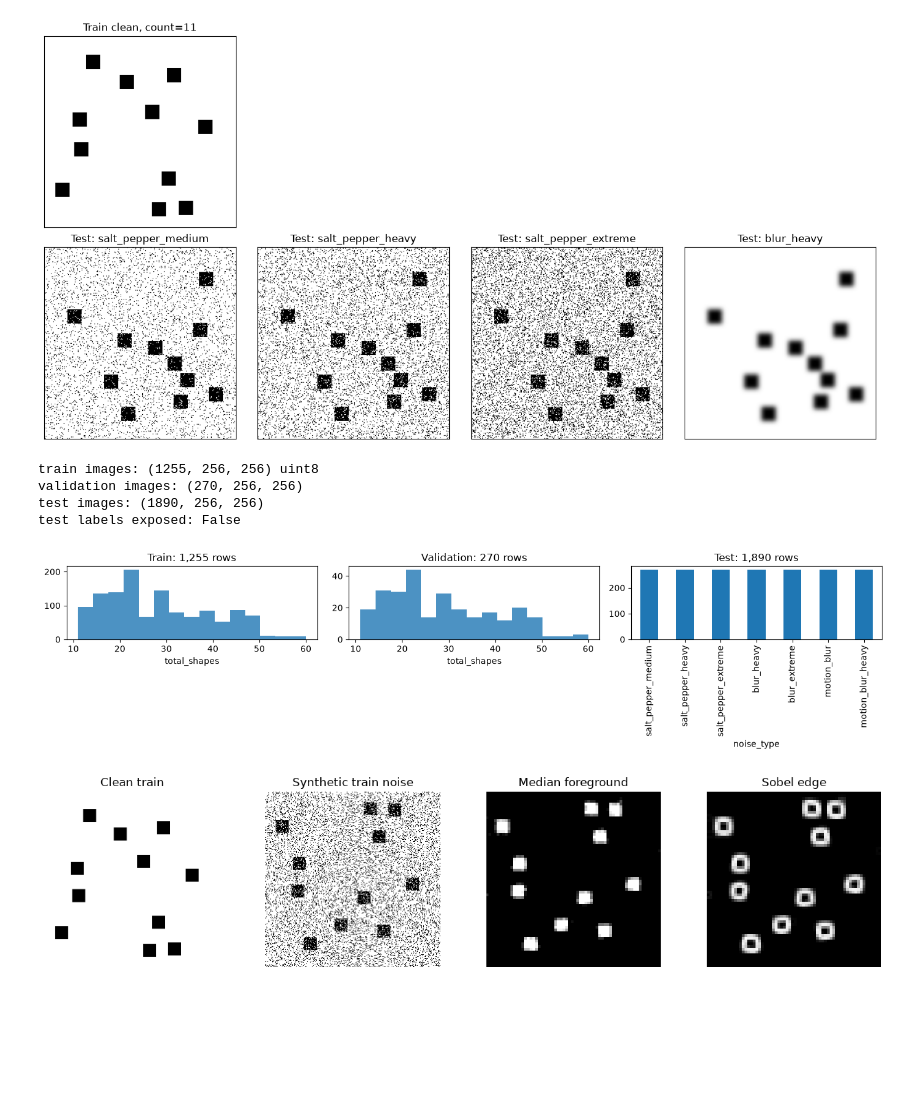
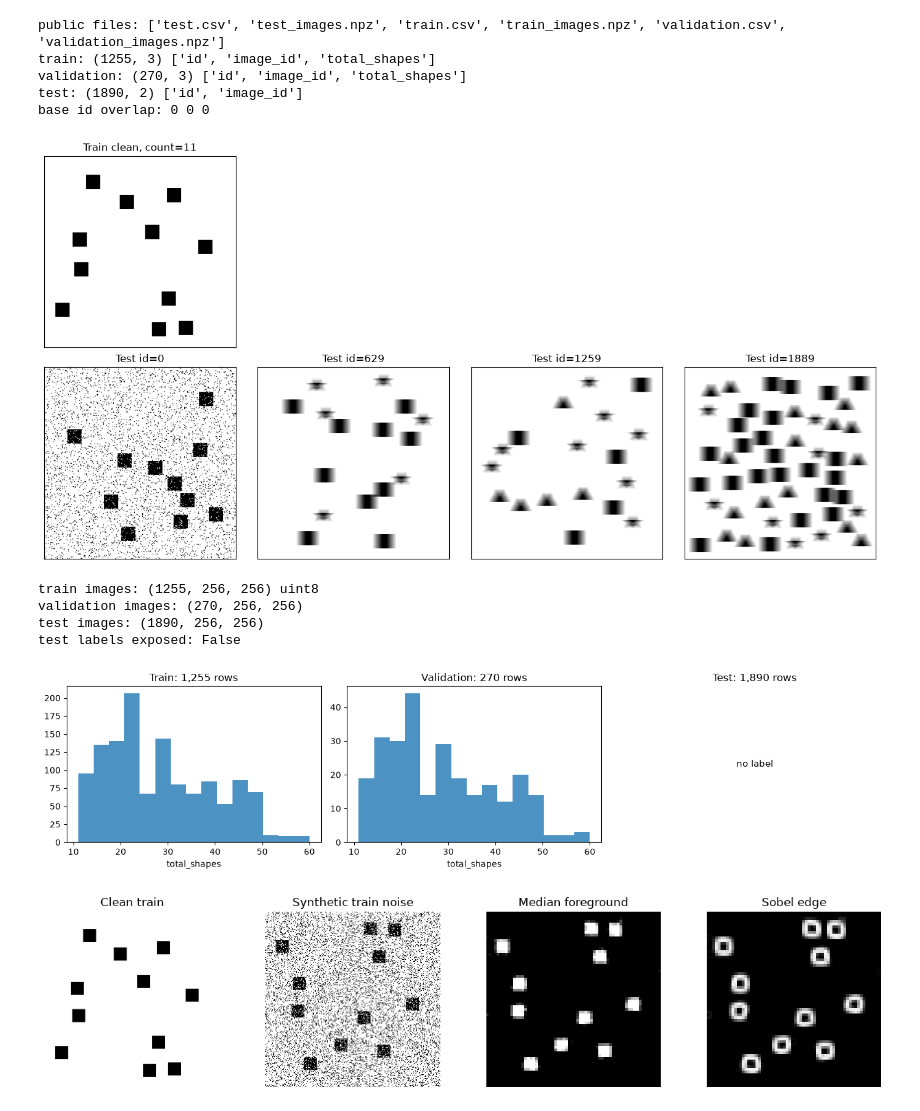
Before and after one commit to BT25T/FAIO_LOC, a Jupyter notebook: 01/01_cv_noisy_shape_counting_cnn.ipynb, the cells around one changed output. Saved outputs shown, nothing was run; the diff lists cells and outputs as text; code cells hidden in the pictures; blank space fills up the shorter version.

```diff
--- a/01/01_cv_noisy_shape_counting_cnn.ipynb
+++ b/01/01_cv_noisy_shape_counting_cnn.ipynb
@@ -201,3 +88,25 @@ base id overlap: 0 0 0
+# %%
+data_dir = Path("data")
+public_dir = data_dir / "public"
+
+train_table = pd.read_csv(public_dir / "train.csv")
+val_table = pd.read_csv(public_dir / "validation.csv")
+test_table = pd.read_csv(public_dir / "test.csv")
+train_clean = np.load(public_dir / "train_images.npz")["images"]
+val_clean = np.load(public_dir / "validation_images.npz")["images"]
+test_noisy = np.load(public_dir / "test_images.npz")["images"]
+
+print("public files:", sorted(path.name for path in public_dir.iterdir()))
+print("train:", train_table.shape, train_table.columns.tolist())
+print("validation:", val_table.shape, val_table.columns.tolist())
+print("test:", test_table.shape, test_table.columns.tolist())
+print("base id overlap:", len(set(train_table.image_id) & set(val_table.image_id)), len(set(train_table.image_id) & set(test_table.image_id)), len(set(val_table.image_id) & set(test_table.image_id)))
+# %% [output]
+public files: ['test.csv', 'test_images.npz', 'train.csv', 'train_images.npz', 'validation.csv', 'validation_images.npz']
+train: (1255, 3) ['id', 'image_id', 'total_shapes']
+validation: (270, 3) ['id', 'image_id', 'total_shapes']
+test: (1890, 2) ['id', 'image_id']
+base id overlap: 0 0 0
 # %%
 fig, axes = plt.subplots(2, 4, figsize=(14, 7))
 axes[0, 0].imshow(train_clean[0], cmap="gray")
@@ -205,10 +114,10 @@ axes[0, 0].set_title(f"Train clean, count={train_table.total_shapes.iloc[0]}")
 for ax in axes[0, 1:]:
     ax.axis("off")
 
-sample_indices = test_table.groupby("difficulty", sort=False).head(1).index[:4]
+sample_indices = np.linspace(0, len(test_table) - 1, 4).astype(int)
 for ax, index in zip(axes[1], sample_indices):
     ax.imshow(test_noisy[index], cmap="gray")
-    ax.set_title(f"Test: {test_table.difficulty.iloc[index]}")
+    ax.set_title(f"Test id={test_table.id.iloc[index]}")
 
 for ax in axes.ravel():
     ax.set_xticks([])
@@ -217,34 +126,34 @@ for ax in axes.ravel():
 plt.tight_layout()
 plt.show()
 # %% [output]
-[figure, old version]
+[figure, new version]
 # %%
 SIZE = 64
 train_labels = train_table.total_shapes.to_numpy(np.float32)
 val_labels = val_table.total_shapes.to_numpy(np.float32)
 
 print("train images:", train_clean.shape, train_clean.dtype)
 print("validation images:", val_clean.shape)
 print("test images:", test_noisy.shape)
 print("test labels exposed:", "total_shapes" in test_table.columns)
 
 fig, axes = plt.subplots(1, 3, figsize=(14, 3.5))
 for ax, frame, title in zip(axes, [train_table, val_table, test_table], ["Train", "Validation", "Test"]):
     if "total_shapes" in frame:
         ax.hist(frame.total_shapes, bins=15, alpha=.8)
         ax.set_xlabel("total_shapes")
     else:
-        frame.difficulty.value_counts().plot.bar(ax=ax)
-        ax.set_xlabel("difficulty")
+        ax.axis("off")
+        ax.text(0.5, 0.5, "no label", ha="center", va="center", fontsize=11, transform=ax.transAxes)
     ax.set_title(f"{title}: {len(frame):,} rows")
 plt.tight_layout()
 plt.show()
 # %% [output]
 train images: (1255, 256, 256) uint8
 validation images: (270, 256, 256)
 test images: (1890, 256, 256)
 test labels exposed: False
-[figure, old version]
+[figure, new version]
 # %%
 def corrupt(image, rng, mode=None):
     x = image.copy()
```
Also changed, not shown: parts of 10 cells of this notebook, 21 other files.
